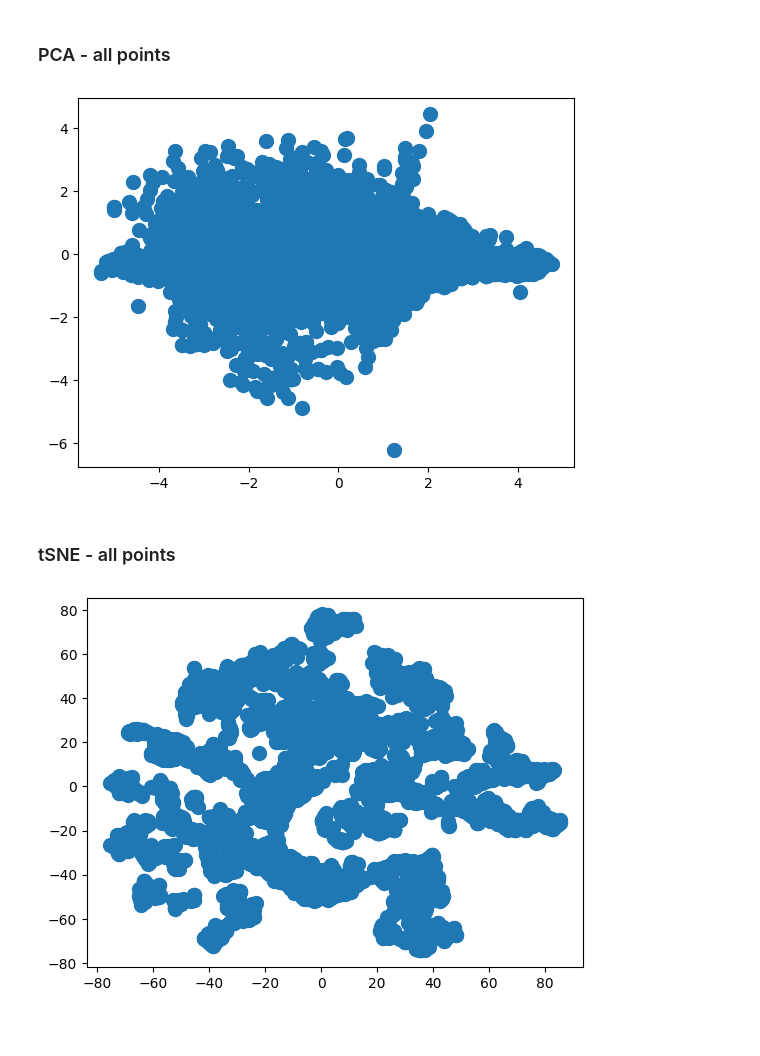
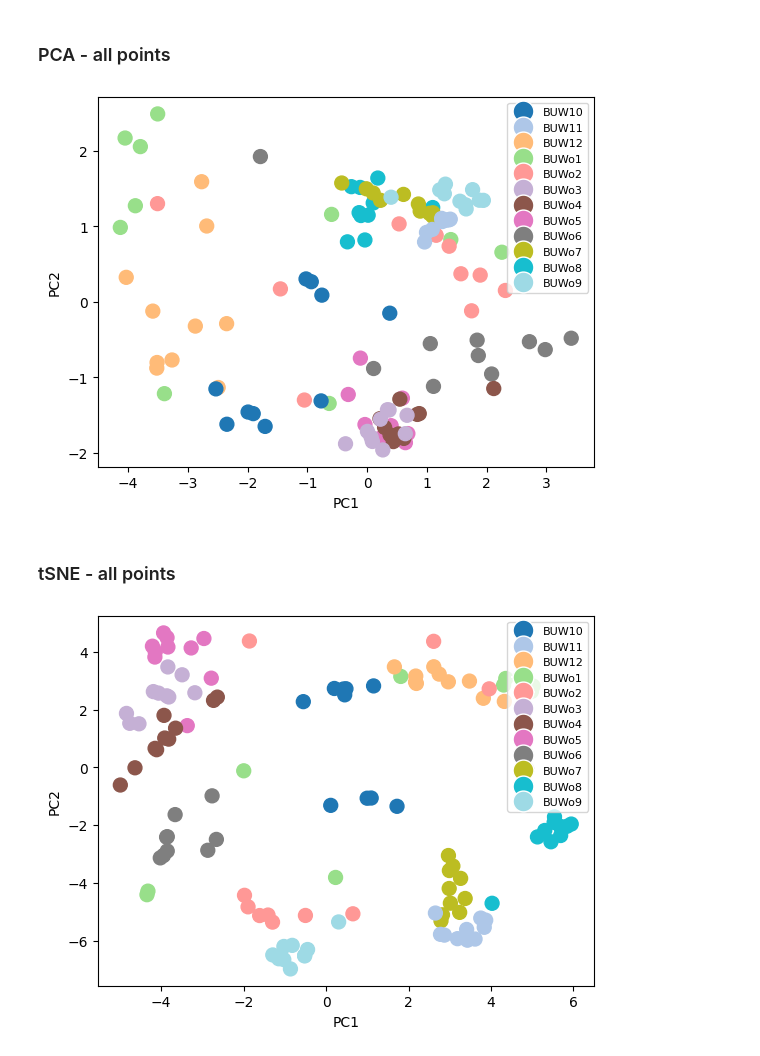
Before and after one commit to BDomzal/inks, a Jupyter notebook: notebooks/Merkuriusz_prediction_visualisations.ipynb, the cells around one changed output. Drawn from its saved outputs; the diff is of its cells as text; code cells hidden in the pictures; blank space fills up the shorter version.

Commit message:
Created PCA and tSNE figures for Merkuriusz indicators and prediction

```diff
--- a/notebooks/Merkuriusz_prediction_visualisations.ipynb
+++ b/notebooks/Merkuriusz_prediction_visualisations.ipynb
@@ -16,14 +16,13 @@ DATASET = "Merkuriusz"
 PREPROCESSING_METHOD = config["preprocessing_method"]
 HOW_MANY_OUTER_TO_REMOVE = config["how_many_outer_to_remove"]
 ELEMENTS_TO_KEEP = config["elements_to_keep"]
-ELEMENTS_TO_KEEP_XRF = config["elements_to_keep_xrf"]
 MULTIPLICATION_WEIGHTS = config["multiplication_weights"]
-DROPOUT_PROB = config["dropout_prob"]
 
-FIGURES_PATH = config["figures_path"][DATASET]
+FIGURES_PATH = config["figures_path"][DATASET.split('_')[0]]
 
-MERKURIUSZ_RESULTS_PATH = config["ready_results_path"][DATASET]
-XRF_PATH = config["xrf_path"][DATASET]
+MERKURIUSZ_RESULTS_PATH = config["ready_results_path"][DATASET.split('_')[0]]
+
+PREPROCESSED_DATA_PATH = config["preprocessed_data_path"][DATASET.split('_')[0]]
 # %% [markdown]
 ## Loading the data
 # %%
@@ -34,7 +33,13 @@ def load_prediction(results_path, elements_to_keep):
 
     return df
 # %%
-df = load_prediction(MERKURIUSZ_RESULTS_PATH, ELEMENTS_TO_KEEP)
+if DATASET == 'Merkuriusz':
+    df = load_prediction(MERKURIUSZ_RESULTS_PATH, ELEMENTS_TO_KEEP)
+
+if DATASET == 'Merkuriusz_indicators':
+    df = load_target_data(PREPROCESSED_DATA_PATH, ELEMENTS_TO_KEEP, header=0)
+
+y_true = load_target_data(PREPROCESSED_DATA_PATH, ['name'], header=0)['Sample_id']
 # %% [markdown]
 ## Preprocessing
 # %% [markdown]
@@ -90,23 +95,10 @@ from sklearn.decomposition import PCA
 n_components = 2
 pca = PCA(n_components=n_components)
 X_pca = pca.fit_transform(X)
-# %%
-def visualise_pca(X_low_dim,
-                    method_name = 'pca',
-                    annotate = False,
-                    figures_path=None):
-
-
-    x_pca_0 = [X_low_dim[i, 0] for i in range(X_low_dim.shape[0])]
-    x_pca_1 = [X_low_dim[i, 1] for i in range(X_low_dim.shape[0]) ]
-
-    plt.plot(x_pca_0, x_pca_1, marker='o', markersize=10, linestyle='none')
-
-    #plt.savefig(figures_path + '_' + method_name + '_' + book_name + '_annotate_' + str(annotate) + '.png')
 # %%
-visualise_pca(X_pca)
+visualise_pca(X_pca, y_true, figures_path=FIGURES_PATH + DATASET)
 # %% [output]
-[figure, old version]
+[figure, new version]
 # %% [markdown]
 ### tSNE - all points
 # %%
@@ -116,6 +108,6 @@ n_components = 2
 tsne = TSNE(n_components=n_components, random_state=42)
 X_tsne = tsne.fit_transform(X)
 # %%
-visualise_pca(X_tsne)
+visualise_pca(X_tsne, y_true, figures_path=FIGURES_PATH + DATASET, method_name='tsne')
 # %% [output]
-[figure, old version]
+[figure, new version]
```
Also changed, not shown: 6 other files.
